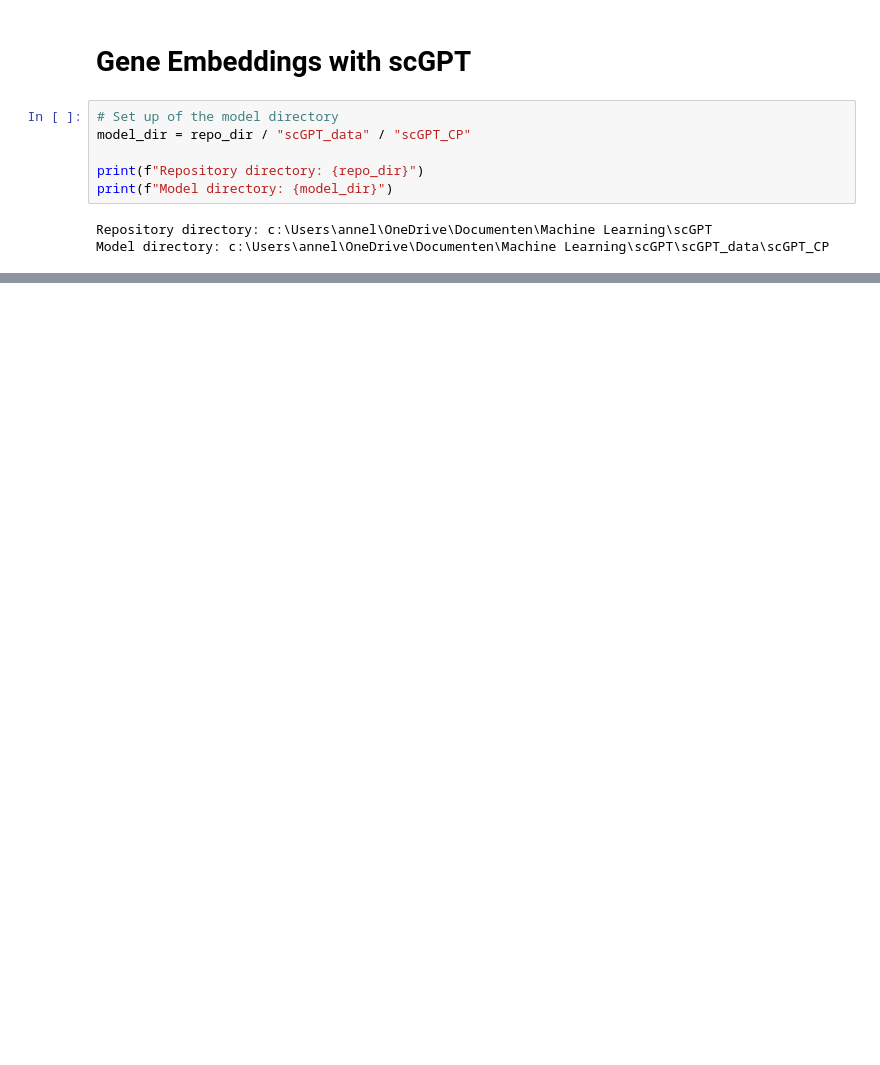
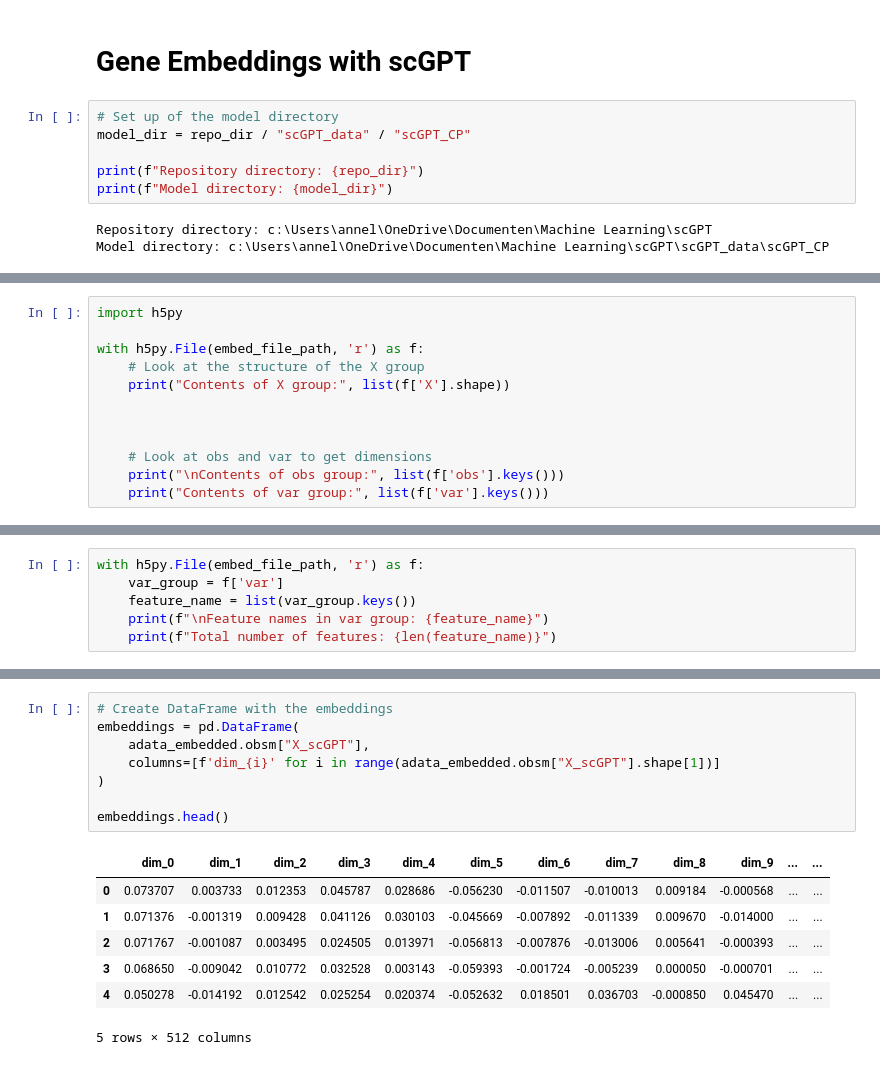
Before and after one commit to Amsel11/scGPT_tools, a Jupyter notebook: notebooks/CellEmbed_Pancreas copy.ipynb, the cells around one changed output, grey strips where cells are left out. Cells and saved outputs as stored; diff of their text form; blank space fills up the shorter version.

```diff
--- a/notebooks/CellEmbed_Pancreas copy.ipynb
+++ b/notebooks/CellEmbed_Pancreas copy.ipynb
@@ -269,0 +294,12 @@ RuntimeError: Attempting to deserialize object on a CUDA device but torch.cuda.i
+# %%
+import h5py
+
+with h5py.File(embed_file_path, 'r') as f:
+    # Look at the structure of the X group
+    print("Contents of X group:", list(f['X'].shape))
+
+
+
+    # Look at obs and var to get dimensions
+    print("\nContents of obs group:", list(f['obs'].keys()))
+    print("Contents of var group:", list(f['var'].keys()))
@@ -269,0 +311,6 @@ RuntimeError: Attempting to deserialize object on a CUDA device but torch.cuda.i
+# %%
+with h5py.File(embed_file_path, 'r') as f:
+    var_group = f['var']
+    feature_name = list(var_group.keys())
+    print(f"\nFeature names in var group: {feature_name}")
+    print(f"Total number of features: {len(feature_name)}")
@@ -269,0 +679,16 @@ RuntimeError: Attempting to deserialize object on a CUDA device but torch.cuda.i
+# %%
+# Create DataFrame with the embeddings
+embeddings = pd.DataFrame(
+    adata_embedded.obsm["X_scGPT"],
+    columns=[f'dim_{i}' for i in range(adata_embedded.obsm["X_scGPT"].shape[1])]
+)
+
+embeddings.head()
+# %% [output]
+|  | dim_0 | dim_1 | dim_2 | dim_3 | dim_4 | dim_5 | dim_6 | dim_7 | dim_8 | dim_9 | ... | ... |
+| 0 | 0.073707 | 0.003733 | 0.012353 | 0.045787 | 0.028686 | -0.056230 | -0.011507 | -0.010013 | 0.009184 | -0.000568 | ... | ... |
+| 1 | 0.071376 | -0.001319 | 0.009428 | 0.041126 | 0.030103 | -0.045669 | -0.007892 | -0.011339 | 0.009670 | -0.014000 | ... | ... |
+| 2 | 0.071767 | -0.001087 | 0.003495 | 0.024505 | 0.013971 | -0.056813 | -0.007876 | -0.013006 | 0.005641 | -0.000393 | ... | ... |
+| 3 | 0.068650 | -0.009042 | 0.010772 | 0.032528 | 0.003143 | -0.059393 | -0.001724 | -0.005239 | 0.000050 | -0.000701 | ... | ... |
+| 4 | 0.050278 | -0.014192 | 0.012542 | 0.025254 | 0.020374 | -0.052632 | 0.018501 | 0.036703 | -0.000850 | 0.045470 | ... | ... |
+5 rows × 512 columns
```
Also changed, not shown: parts of 30 cells of this notebook, 8 other files.
